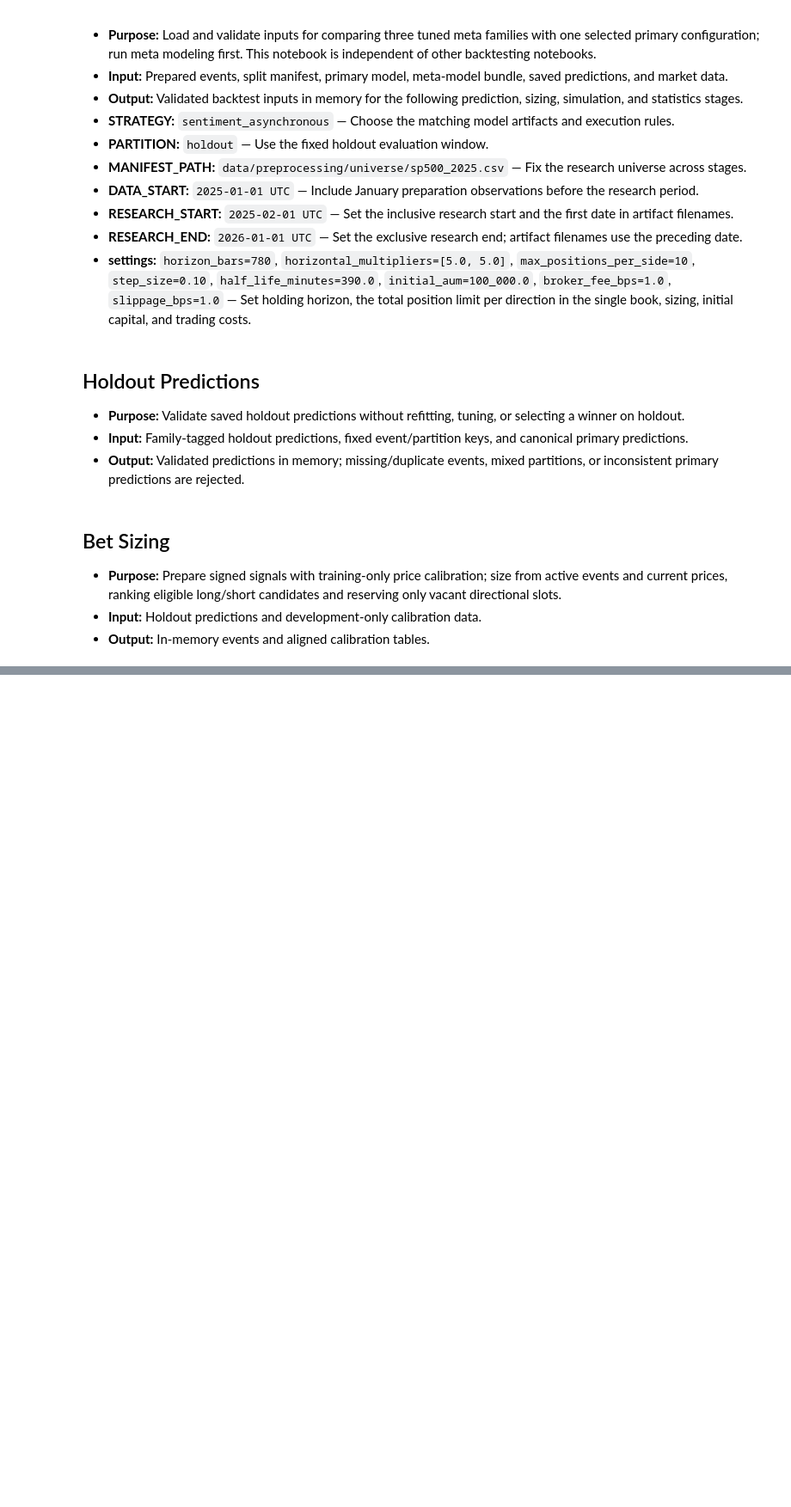
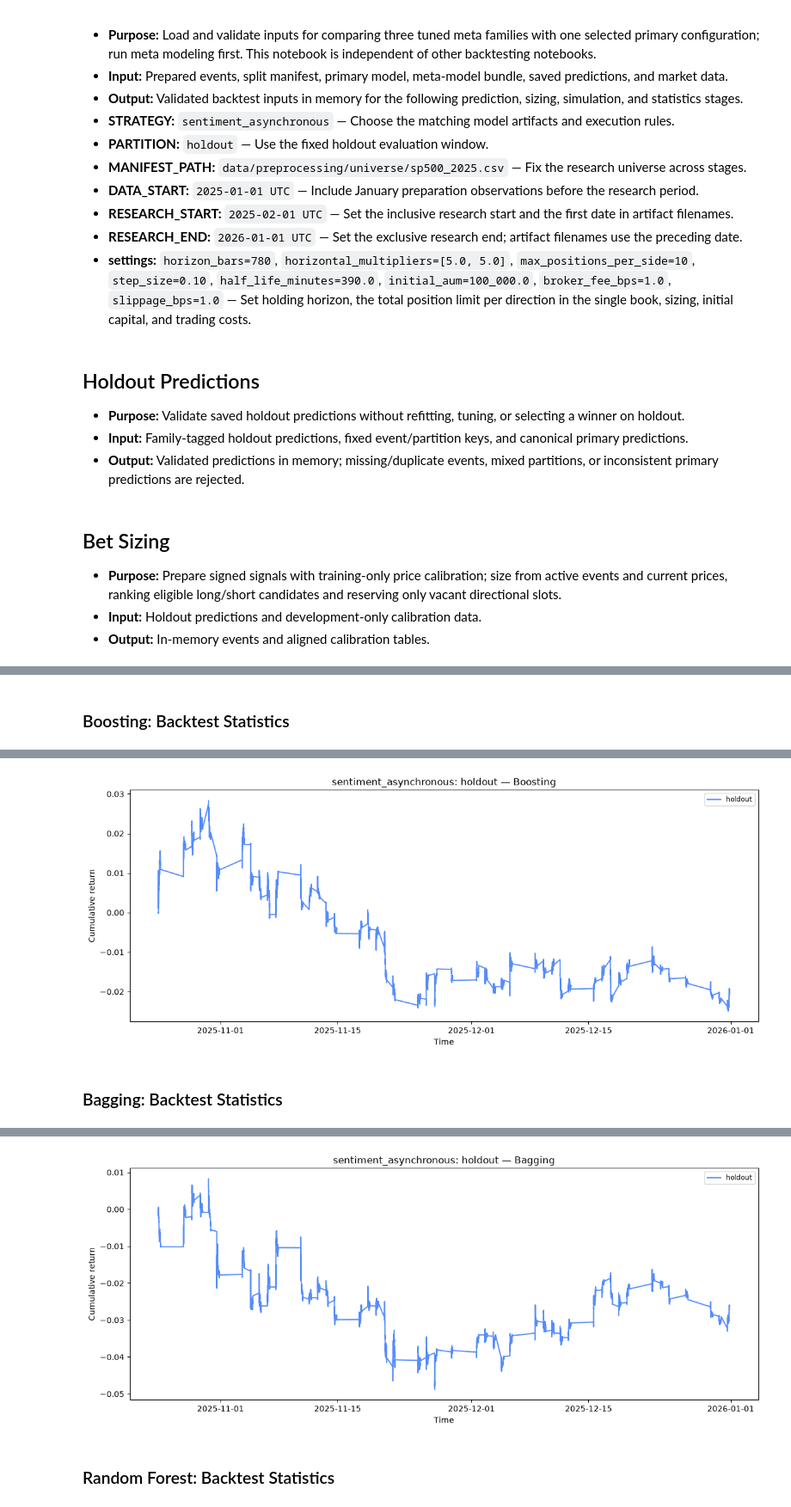
Before and after one commit to kwonjunhyuk9/financial-machine-learning, a Jupyter notebook: notebooks/backtesting/sentiment_asynchronous/holdout backtesting.ipynb, the cells around one changed output, grey strips where cells are left out. Shown at 86% size. Saved outputs shown, nothing was run; the diff lists cells and outputs as text; code cells hidden in the pictures; blank space fills up the shorter version.

```diff
--- a/notebooks/backtesting/sentiment_asynchronous/holdout backtesting.ipynb
+++ b/notebooks/backtesting/sentiment_asynchronous/holdout backtesting.ipynb
@@ -103,21 +107,52 @@ evaluation_settings = dict(
 
 statistics = summarize_backtests(inputs, predictions, accounts, **evaluation_settings)
 # %%
-display_values = statistics["value"].astype(object).where(
-    statistics["unit"].ne("timestamp"), statistics["timestamp"],
+from IPython.display import Markdown
+
+statistics_sections = (
+    "general_characteristics", "performance", "runs",
+    "implementation_shortfall", "efficiency", "classification_scores",
 )
-display(statistics.assign(display_value=display_values).pivot(
-    index=["section", "entity", "metric"], columns=["model_family", "path"],
-    values="display_value",
-))
-if PARTITION == "development":
-    display(statistics.groupby(["model_family", "section", "entity", "metric"])["value"].describe())
+row_index = ["section", "metric", "unit"]
 
-fig, ax = plt.subplots(figsize=(12, 5))
-for (family, path), result in accounts.items():
-    ledger = result["ledger"]
-    ax.plot(ledger.timestamp, ledger.aum / settings.initial_aum - 1, label=f"{family}: {path}")
-ax.set(title=f"{STRATEGY}: {PARTITION}", ylabel="Cumulative return", xlabel="Time")
-ax.legend(fontsize="small", ncol=3)
-fig.tight_layout()
-plt.show()
+for family in ("boosting", "bagging", "random_forest"):
+    family_name = family.replace("_", " ").title()
+    family_statistics = statistics.loc[
+        statistics["model_family"].eq(family) & statistics["section"].isin(statistics_sections)
+    ].sort_values(
+        "section", key=lambda values: values.map(statistics_sections.index), kind="stable",
+    ).assign(
+        metric=lambda frame: frame["metric"].where(
+            frame["section"].ne("classification_scores"),
+            frame["entity"] + "_" + frame["metric"],
+        )
+    )
+    display_values = family_statistics["value"].astype(object).where(
+        family_statistics["unit"].ne("timestamp"), family_statistics["timestamp"],
+    )
+    display(Markdown(f"### {family_name}: Backtest Statistics"))
+    with pd.option_context(
+        "display.max_rows", None, "display.max_columns", None,
+        "display.max_colwidth", None,
+    ):
+        display(family_statistics.assign(display_value=display_values).pivot(
+            index=row_index, columns="path",
+            values="display_value",
+        ).reindex(
+            pd.MultiIndex.from_frame(family_statistics[row_index].drop_duplicates())
+        ).rename_axis(columns=None))
+
+    fig, ax = plt.subplots(figsize=(12, 5))
+    for (account_family, path), result in accounts.items():
+        if account_family == family:
+            ledger = result["ledger"]
+            ax.plot(ledger.timestamp, ledger.aum / settings.initial_aum - 1, label=path)
+    ax.set(
+        title=f"{STRATEGY}: {PARTITION} — {family_name}",
+        ylabel="Cumulative return", xlabel="Time",
+    )
+    ax.legend(fontsize="small", ncol=3)
+    fig.tight_layout()
+    plt.show()
+# %% [output]
+### Boosting: Backtest Statistics
@@ -123,0 +177,2 @@ plt.show()
+[figure, added]
+### Bagging: Backtest Statistics
@@ -123,0 +197,2 @@ plt.show()
+[figure, added]
+### Random Forest: Backtest Statistics
```
Also changed, not shown: parts of 5 cells of this notebook, 14 other files.
